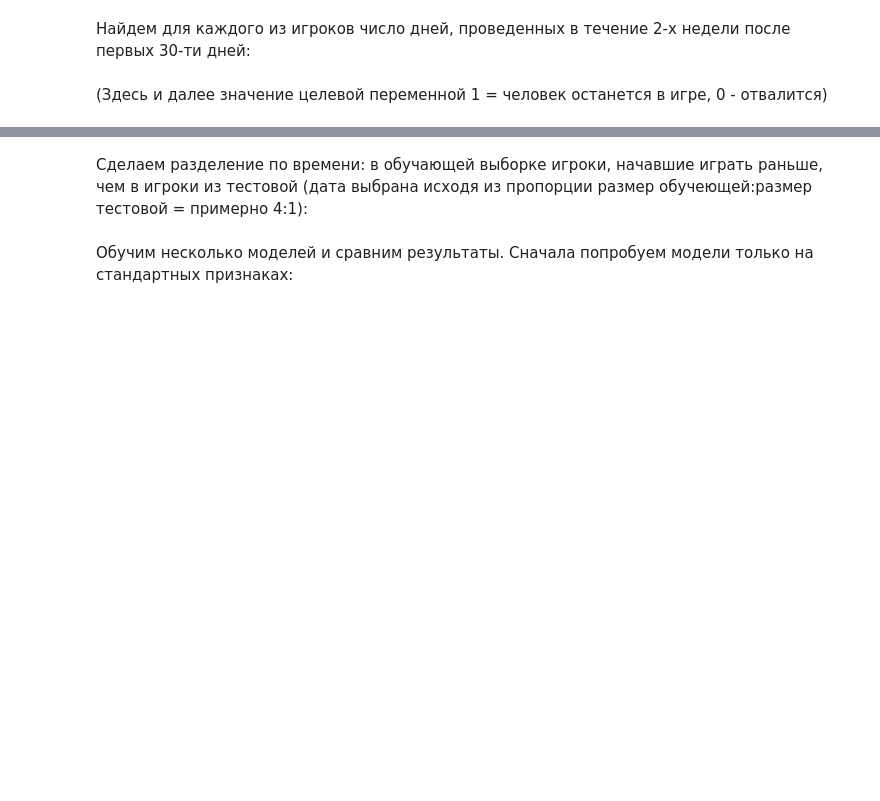
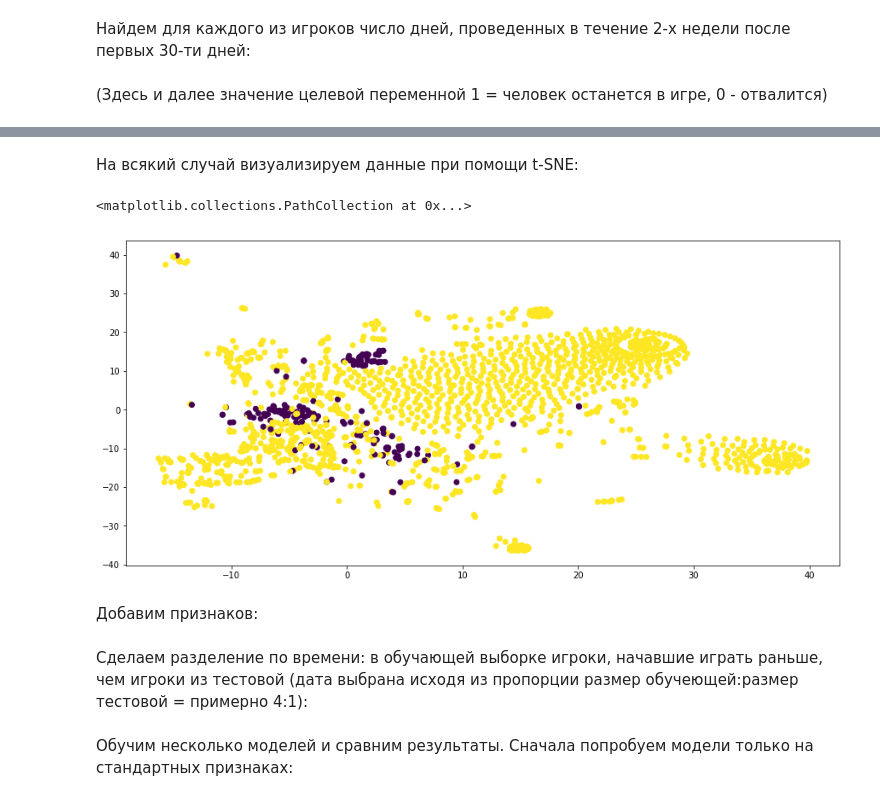
Before and after one commit to iagorshkov/Data_analysis_projects, a Jupyter notebook: Отчет.ipynb, the cells around one changed output, grey strips where cells are left out. Cells and saved outputs as stored; diff of their text form; code cells hidden in the pictures; blank space fills up the shorter version.

```diff
--- a/Отчет.ipynb
+++ b/Отчет.ipynb
@@ -175,3 +178,15 @@ plt.scatter(viz[:,0], viz[:,1], c=(valid_players['y'].values[:2000] == 0).astype
 # %%
 valid_players['will_stay'] = (valid_players['y'] > 2).astype(int)
 classif_df = valid_players.drop(['y'], axis=1)
+# %% [markdown]
+На всякий случай визуализируем данные при помощи t-SNE:
+# %%
+from sklearn.manifold import TSNE
+viz = TSNE().fit_transform(valid_players[valid_players.columns[1:-3]].values[:2000])
+fig = plt.figure(figsize=(15, 7))
+plt.scatter(viz[:,0], viz[:,1], c=(valid_players['y'].values[:2000] < 3).astype(int))
+# %% [output]
+<matplotlib.collections.PathCollection at 0x...>
+[figure, added]
+# %% [markdown]
+Добавим признаков:
@@ -178,3 +201,3 @@ classif_df = valid_players.drop(['y'], axis=1)
 # %% [markdown]
-Сделаем разделение по времени: в обучающей выборке игроки, начавшие играть раньше, чем в игроки из тестовой (дата выбрана исходя из пропорции размер обучеющей:размер тестовой = примерно 4:1):
+Сделаем разделение по времени: в обучающей выборке игроки, начавшие играть раньше, чем игроки из тестовой (дата выбрана исходя из пропорции размер обучеющей:размер тестовой = примерно 4:1):
 # %%
```
Also changed, not shown: parts of 58 cells of this notebook, 2 other files.
